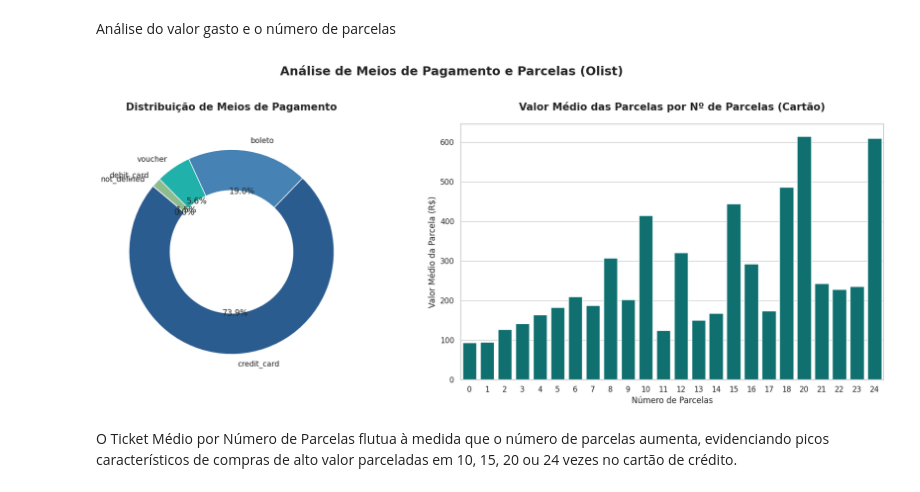
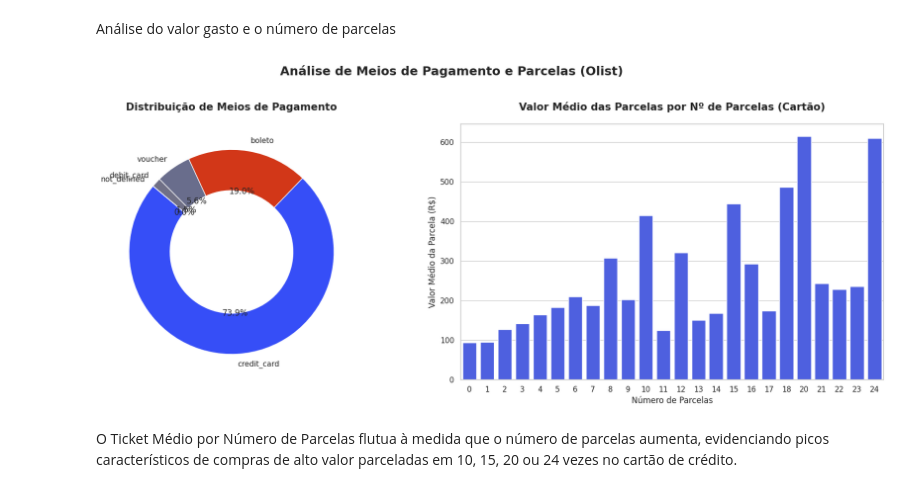
Before and after one commit to caiohc28/Tech_Challenge, a Jupyter notebook: Comportamento_e_Pagamentos_Olist.ipynb, the cells around one changed output. Cells and saved outputs as stored; diff of their text form; code cells hidden in the pictures.

```diff
--- a/Comportamento_e_Pagamentos_Olist.ipynb
+++ b/Comportamento_e_Pagamentos_Olist.ipynb
@@ -99,36 +100,36 @@ installments_value = df_credit.groupby('payment_installments')['payment_value'].
 sns.set_theme(style="whitegrid")
 fig, axes = plt.subplots(1, 2, figsize=(18, 7))
 
 # Gráfico de Pizza (Distribuição dos Meios de Pagamento) ---
-cores = ['#2b5c8f', '#4682b4', '#20b2aa', '#8fbc8f', '#d3d3d3']
+cores = ['#364ef7', '#d23718', '#696d8c', '#707086', '#d3d3d3']
 axes[0].pie(
     payment_counts['count'],
     labels=payment_counts['payment_type'],
     autopct='%1.1f%%',
     startangle=140,
     colors=cores,
     wedgeprops=dict(width=0.4, edgecolor='w') # Formato de rosca elegante
 )
 axes[0].set_title('Distribuição de Meios de Pagamento', fontsize=15, fontweight='bold', pad=20)
 
 # Gráfico de Barras (Valor Médio das Parcelas) ---
 sns.barplot(
     data=installments_value,
     x='payment_installments',
     y='payment_value',
     ax=axes[1],
-    color='teal'
+    color='#364ef7'
 )
 axes[1].set_title('Valor Médio das Parcelas por Nº de Parcelas (Cartão)', fontsize=15, fontweight='bold', pad=20)
 axes[1].set_xlabel('Número de Parcelas', fontsize=12)
 axes[1].set_ylabel('Valor Médio da Parcela (R$)', fontsize=12)
 
 # Título unificado e ajustar espaçamentos
 plt.suptitle('Análise de Meios de Pagamento e Parcelas (Olist)', fontsize=18, fontweight='bold', y=1.02)
 plt.tight_layout()
 plt.show()
 # %% [output]
-[figure, old version]
+[figure, new version]
 # %% [markdown]
 O Ticket Médio por Número de Parcelas flutua à medida que o número de parcelas aumenta, evidenciando picos característicos de compras de alto valor parceladas em 10, 15, 20 ou 24 vezes no cartão de crédito.
 # %% [markdown]
```
Also changed, not shown: parts of 8 cells of this notebook.
